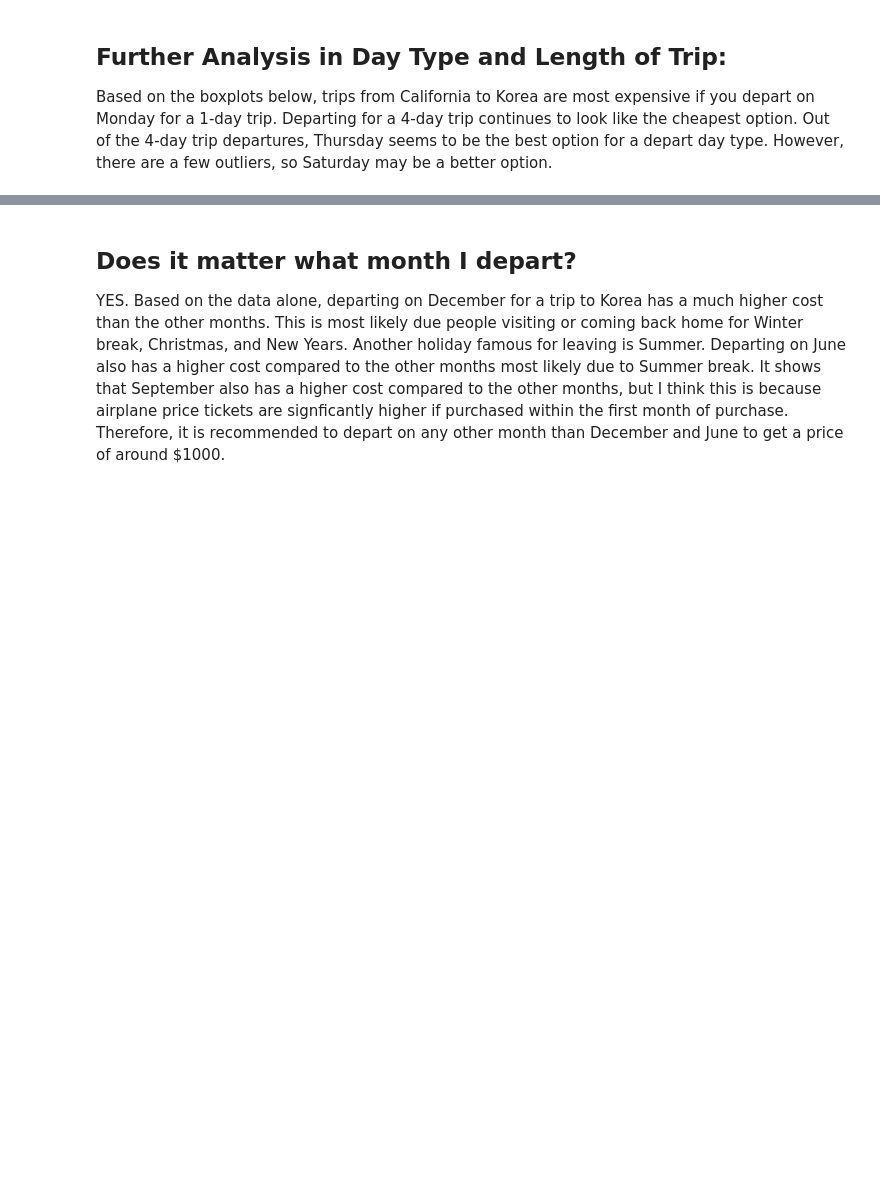
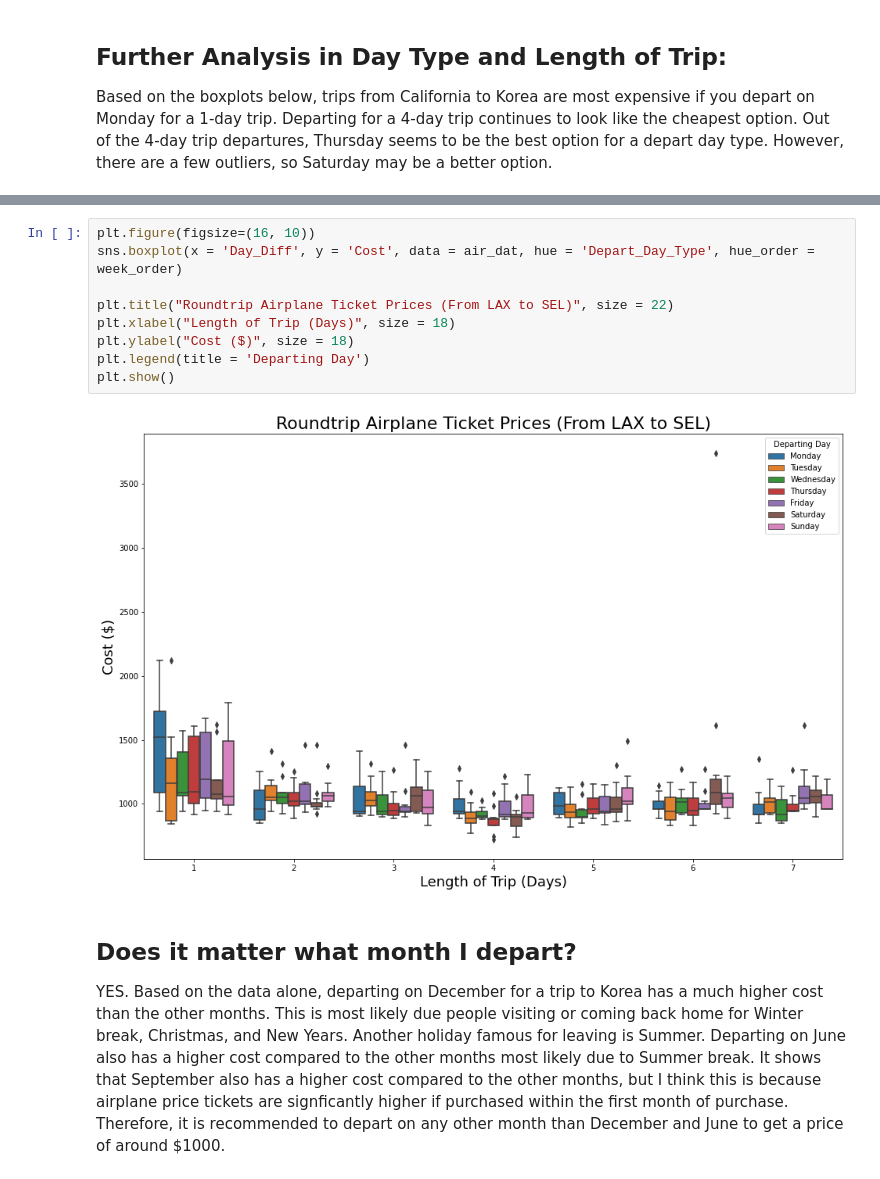
Before and after one commit to jjkcoding/Airplane-Prices, a Jupyter notebook: Airplane_Prices_Analysis.ipynb, the cells around one changed output, grey strips where cells are left out. Saved outputs shown, nothing was run; the diff lists cells and outputs as text; blank space fills up the shorter version.

```diff
--- a/Airplane_Prices_Analysis.ipynb
+++ b/Airplane_Prices_Analysis.ipynb
@@ -167,3 +168,14 @@ day_diff_by_depart_plt.show()
+# %%
+plt.figure(figsize=(16, 10))
+sns.boxplot(x = 'Day_Diff', y = 'Cost', data = air_dat, hue = 'Depart_Day_Type', hue_order = week_order)
+
+plt.title("Roundtrip Airplane Ticket Prices (From LAX to SEL)", size = 22)
+plt.xlabel("Length of Trip (Days)", size = 18)
+plt.ylabel("Cost ($)", size = 18)
+plt.legend(title = 'Departing Day')
+plt.show()
+# %% [output]
+[figure, added]
 # %% [markdown]
 ## Does it matter what month I depart?
 
```
Also changed, not shown: parts of 12 cells of this notebook.
